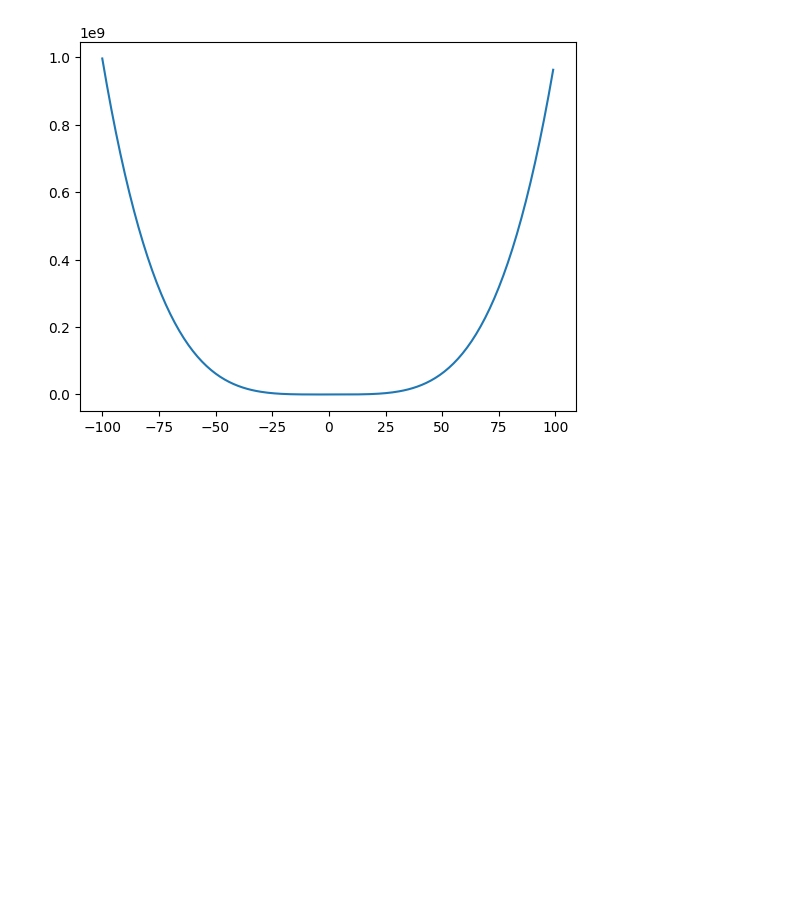
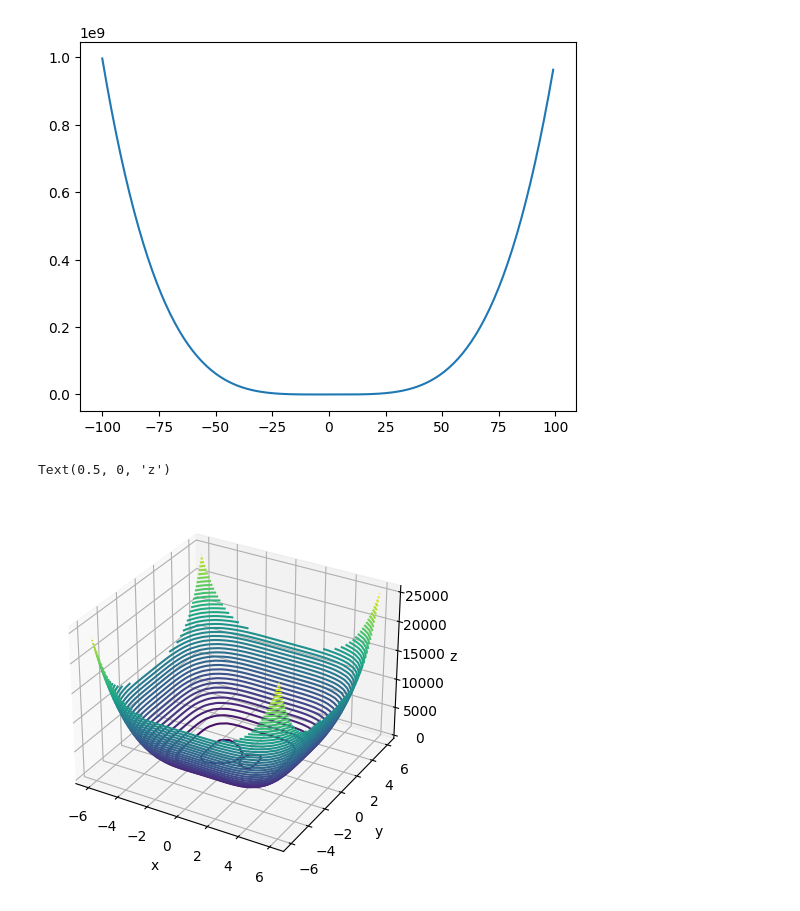
Before and after one commit to janekfilipecki/core-machine-learning, a Jupyter notebook: cw_1.ipynb, the cells around one changed output. Drawn from its saved outputs; the diff is of its cells as text; code cells hidden in the pictures; blank space fills up the shorter version.

```diff
--- a/cw_1.ipynb
+++ b/cw_1.ipynb
@@ -19,3 +20,16 @@ plt.plot(X, Y)
 # %% [output]
 [<matplotlib.lines.Line2D at 0x...>]
 [figure]
+# %%
+X, Y = np.meshgrid(np.linspace(-6, 6, 30), np.linspace(-6, 6, 30))
+Z = [g([x, y]) for x, y in zip(X, Y)]
+fig = plt.figure()
+ax = plt.axes(projection='3d')
+ax.contour3D(X, Y, Z, 50)
+ax.set_xlabel('x')
+ax.set_ylabel('y')
+ax.set_zlabel('z')
+#plotly do wizualizacji kroków
+# %% [output]
+Text(0.5, 0, 'z')
+[figure, added]
```
Also changed, not shown: parts of 1 cell of this notebook.
